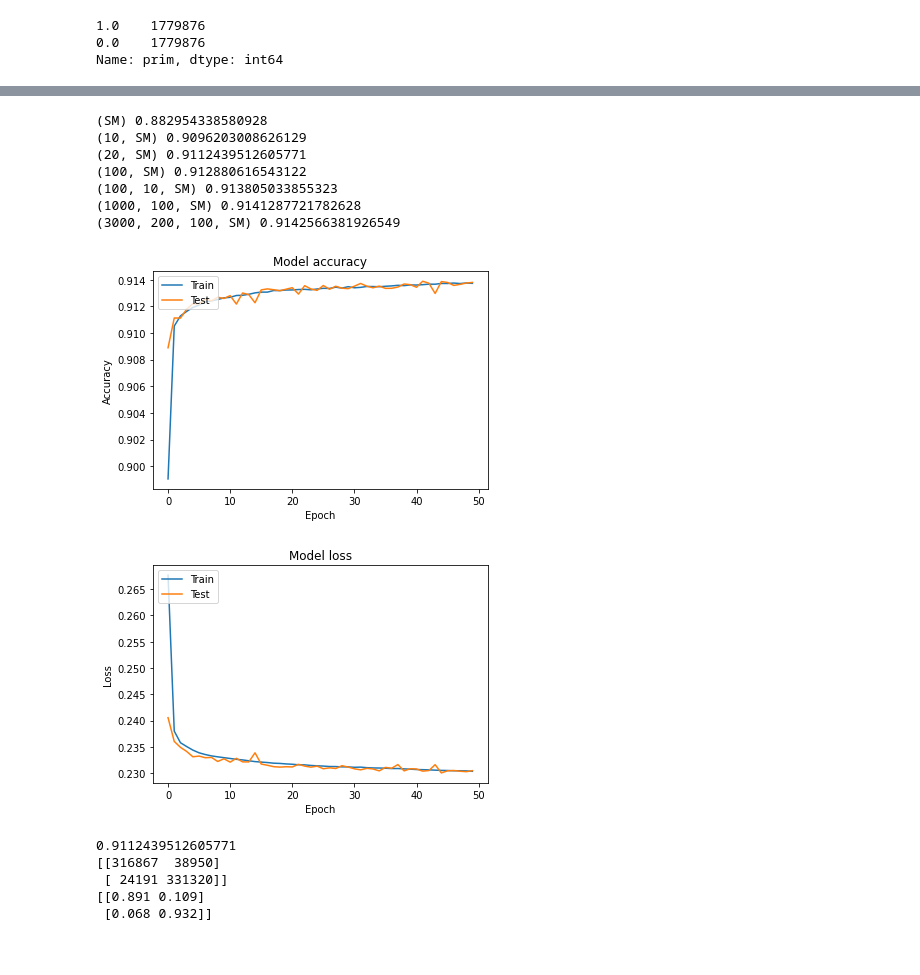
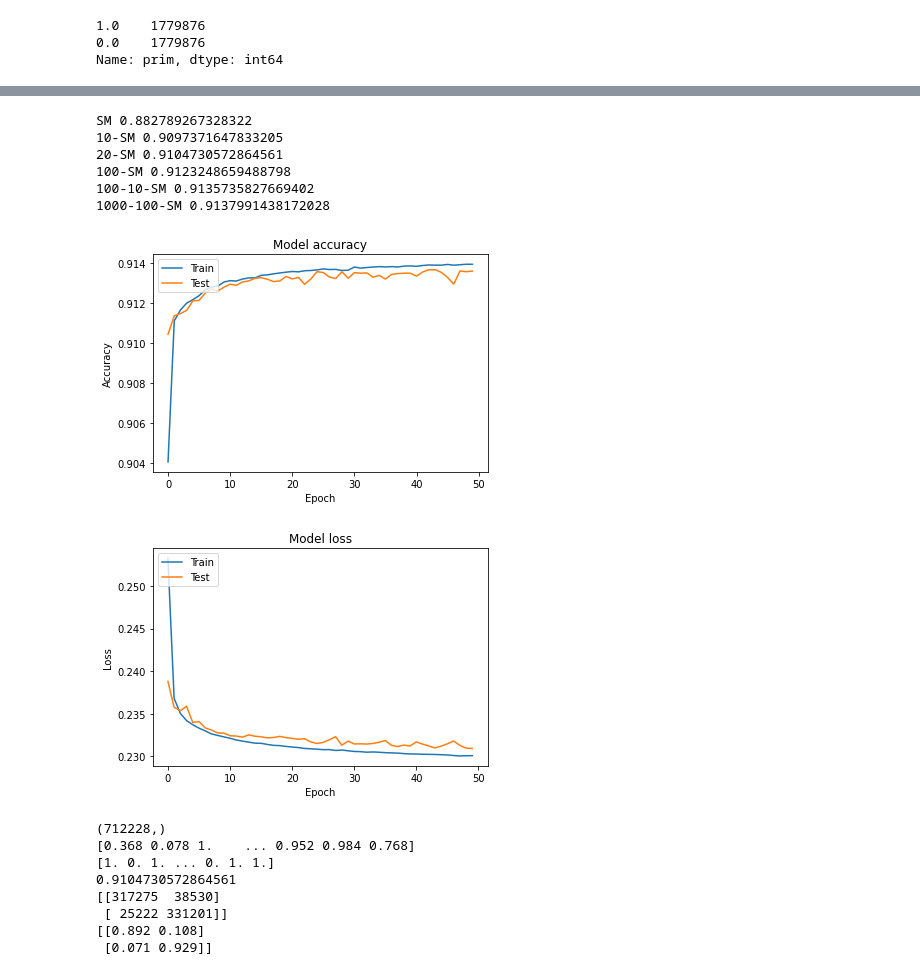
Before and after one commit to janmayer/NeuLAND-reconstruction-ml, a Jupyter notebook: clusterfeature/08-keras.ipynb, the cells around one changed output, grey strips where cells are left out. Cells and saved outputs as stored; diff of their text form; code cells hidden in the pictures.

```diff
--- a/clusterfeature/08-keras.ipynb
+++ b/clusterfeature/08-keras.ipynb
@@ -102,29 +105,29 @@ y_val = keras.utils.to_categorical(testdata[[label]].values.ravel())
 # %%
 models = defaultdict(keras.models.Sequential)
 
-models["(SM)"].add(keras.layers.Dense(units=2, activation="softmax"))
+models["SM"].add(keras.layers.Dense(units=2, activation="softmax"))
 
-models["(10, SM)"].add(keras.layers.Dense(units=10, activation="relu"))
-models["(10, SM)"].add(keras.layers.Dense(units=2, activation="softmax"))
+models["10-SM"].add(keras.layers.Dense(units=10, activation="relu"))
+models["10-SM"].add(keras.layers.Dense(units=2, activation="softmax"))
 
-models["(20, SM)"].add(keras.layers.Dense(units=20, activation="relu"))
-models["(20, SM)"].add(keras.layers.Dense(units=2, activation="softmax"))
+models["20-SM"].add(keras.layers.Dense(units=20, activation="relu"))
+models["20-SM"].add(keras.layers.Dense(units=2, activation="softmax"))
 
-models["(100, SM)"].add(keras.layers.Dense(units=100, activation="relu"))
-models["(100, SM)"].add(keras.layers.Dense(units=2, activation="softmax"))
+models["100-SM"].add(keras.layers.Dense(units=100, activation="relu"))
+models["100-SM"].add(keras.layers.Dense(units=2, activation="softmax"))
 
-models["(100, 10, SM)"].add(keras.layers.Dense(units=100, activation="relu"))
-models["(100, 10, SM)"].add(keras.layers.Dense(units=10, activation="relu"))
-models["(100, 10, SM)"].add(keras.layers.Dense(units=2, activation="softmax"))
+models["100-10-SM"].add(keras.layers.Dense(units=100, activation="relu"))
+models["100-10-SM"].add(keras.layers.Dense(units=10, activation="relu"))
+models["100-10-SM"].add(keras.layers.Dense(units=2, activation="softmax"))
 
-models["(1000, 100, SM)"].add(keras.layers.Dense(units=1000, activation="relu"))
-models["(1000, 100, SM)"].add(keras.layers.Dense(units=100, activation="relu"))
-models["(1000, 100, SM)"].add(keras.layers.Dense(units=2, activation="softmax"))
+models["1000-100-SM"].add(keras.layers.Dense(units=1000, activation="relu"))
+models["1000-100-SM"].add(keras.layers.Dense(units=100, activation="relu"))
+models["1000-100-SM"].add(keras.layers.Dense(units=2, activation="softmax"))
 
-models["(3000, 200, 100, SM)"].add(keras.layers.Dense(units=3000, activation="relu"))
-models["(3000, 200, 100, SM)"].add(keras.layers.Dense(units=200, activation="relu"))
-models["(3000, 200, 100, SM)"].add(keras.layers.Dense(units=10, activation="relu"))
-models["(3000, 200, 100, SM)"].add(keras.layers.Dense(units=2, activation="softmax"))
+# models["3000-200-100-SM"].add(keras.layers.Dense(units=3000, activation="relu"))
+# models["3000-200-100-SM"].add(keras.layers.Dense(units=200, activation="relu"))
+# models["3000-200-100-SM"].add(keras.layers.Dense(units=10, activation="relu"))
+# models["3000-200-100-SM"].add(keras.layers.Dense(units=2, activation="softmax"))
 
 optimizer = keras.optimizers.Adam
 loss = keras.losses.CategoricalCrossentropy
@@ -136,5 +139,6 @@ for name, model in models.items():
     histories[name] = model.fit(
         x=x_train, y=y_train, batch_size=1000, epochs=50, validation_data=(x_val, y_val), verbose=2
     )
+    model.save(f"models/keras-{name}")
     print("----")
 # %% [output]
@@ -173,42 +184,44 @@ for name, model in models.items():
 
     print(name, bac)  # , bac_all)
 # %% [output]
-(SM) 0.882954338580928
-(10, SM) 0.9096203008626129
-(20, SM) 0.9112439512605771
-(100, SM) 0.912880616543122
-(100, 10, SM) 0.913805033855323
-(1000, 100, SM) 0.9141287721782628
-(3000, 200, 100, SM) 0.9142566381926549
+SM 0.882789267328322
+10-SM 0.9097371647833205
+20-SM 0.9104730572864561
+100-SM 0.9123248659488798
+100-10-SM 0.9135735827669402
+1000-100-SM 0.9137991438172028
 # %%
-history = histories["(100, 10, SM)"]
+history = histories["100-10-SM"]
 
 # Plot training & validation accuracy values
 plt.plot(history.history["accuracy"])
 plt.plot(history.history["val_accuracy"])
 plt.title("Model accuracy")
 plt.ylabel("Accuracy")
 plt.xlabel("Epoch")
 plt.legend(["Train", "Test"], loc="upper left")
 plt.show()
 
 # Plot training & validation loss values
 plt.plot(history.history["loss"])
 plt.plot(history.history["val_loss"])
 plt.title("Model loss")
 plt.ylabel("Loss")
 plt.xlabel("Epoch")
 plt.legend(["Train", "Test"], loc="upper left")
 plt.show()
 # %% [output]
-[figure, old version]
+[figure, new version]
-[figure, old version]
+[figure, new version]
 # %%
 np.set_printoptions(precision=3)
 np.set_printoptions(suppress=True)
 
-y_pred = models["(20, SM)"].predict(x_test)
+y_pred = models["20-SM"].predict(x_test)
+# print(y_pred[:, 1].shape)
+# print(y_pred[:, 1])
 y_pred = np.argmax(y_pred, axis=1)
+# print(y_true)
 
 bac = balanced_accuracy_score(y_true, y_pred)
 print(bac)
@@ -217,8 +230,11 @@ print(cm)
 cmrel = confusion_matrix(y_true, y_pred, labels=range(0, 2), normalize="true")
 print(cmrel)
 # %% [output]
-0.9112439512605771
-[[316867  38950]
- [ 24191 331320]]
-[[0.891 0.109]
- [0.068 0.932]]
+(712228,)
+[0.368 0.078 1.    ... 0.952 0.984 0.768]
+[1. 0. 1. ... 0. 1. 1.]
+0.9104730572864561
+[[317275  38530]
+ [ 25222 331201]]
+[[0.892 0.108]
+ [0.071 0.929]]
```
Also changed, not shown: parts of 4 cells of this notebook, 3 other files.
